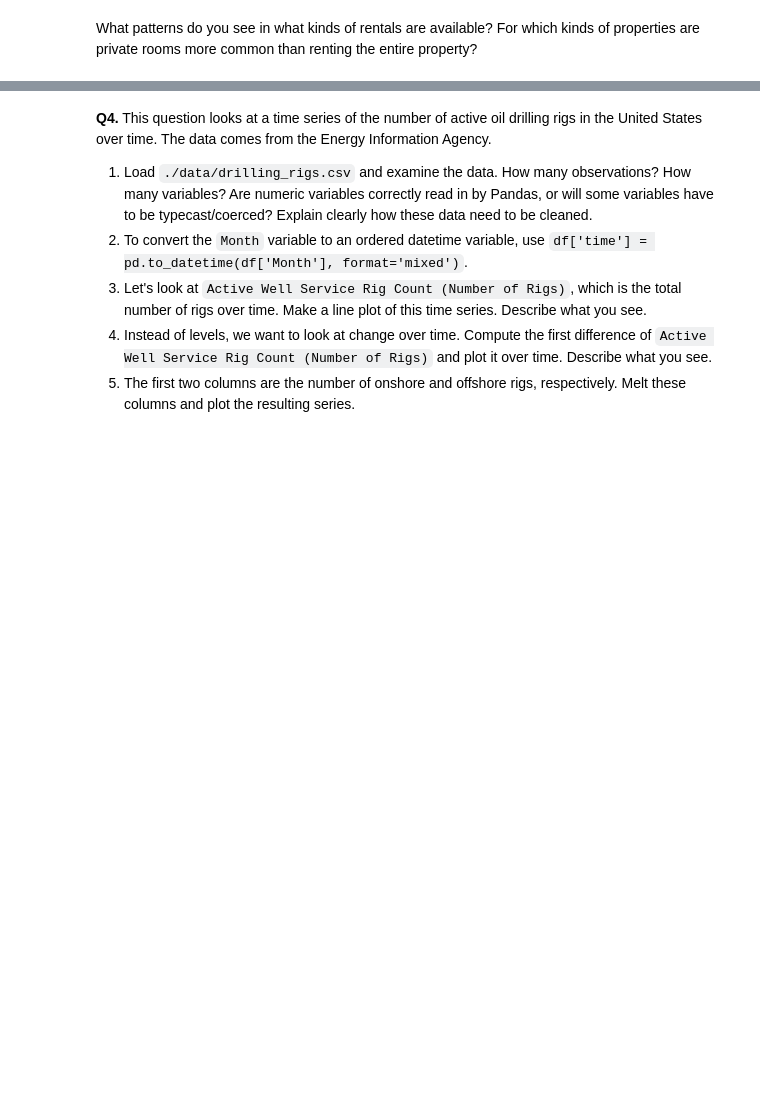
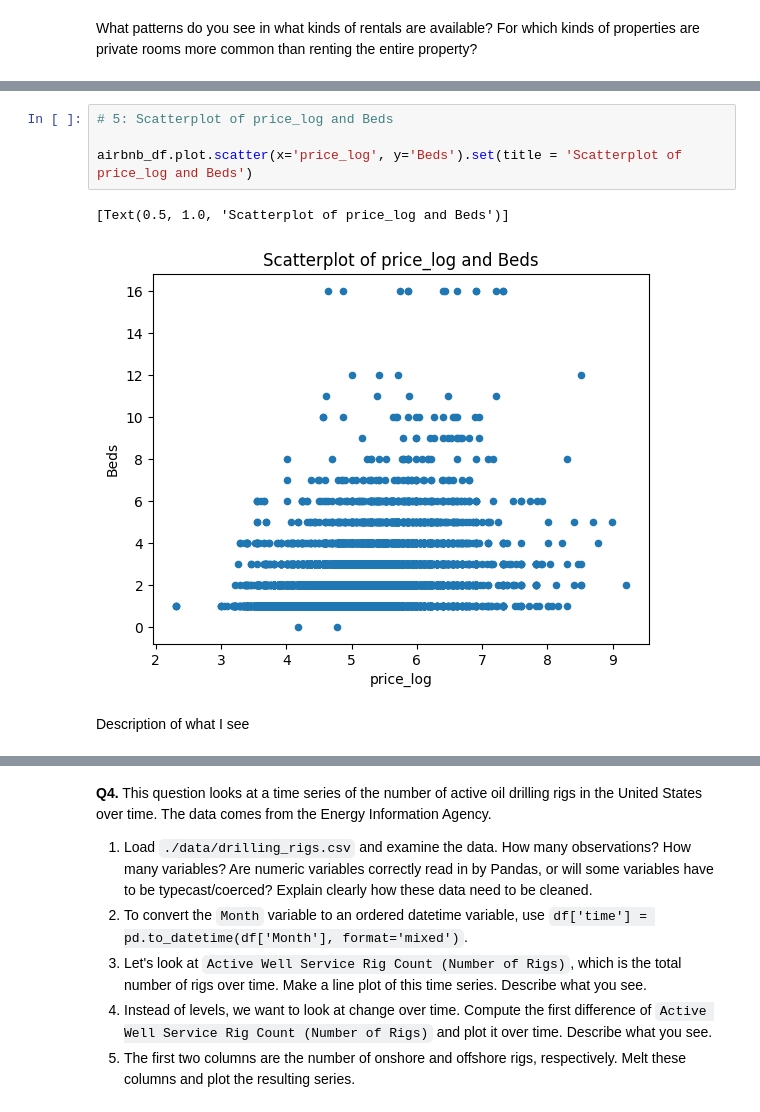
Before and after one commit to siwenliao/EDA, a Jupyter notebook: assignment/assignment.ipynb, the cells around one changed output, grey strips where cells are left out. Cells and saved outputs as stored; diff of their text form; blank space fills up the shorter version.

```diff
--- a/assignment/assignment.ipynb
+++ b/assignment/assignment.ipynb
@@ -224,0 +279,9 @@ What patterns do you see in what kinds of rentals are available? For which kinds
+# %%
+# 5: Scatterplot of price_log and Beds
+
+airbnb_df.plot.scatter(x='price_log', y='Beds').set(title = 'Scatterplot of price_log and Beds')
+# %% [output]
+[Text(0.5, 1.0, 'Scatterplot of price_log and Beds')]
+[figure, added]
+# %% [markdown]
+Description of what I see
```
Also changed, not shown: parts of 18 cells of this notebook.
